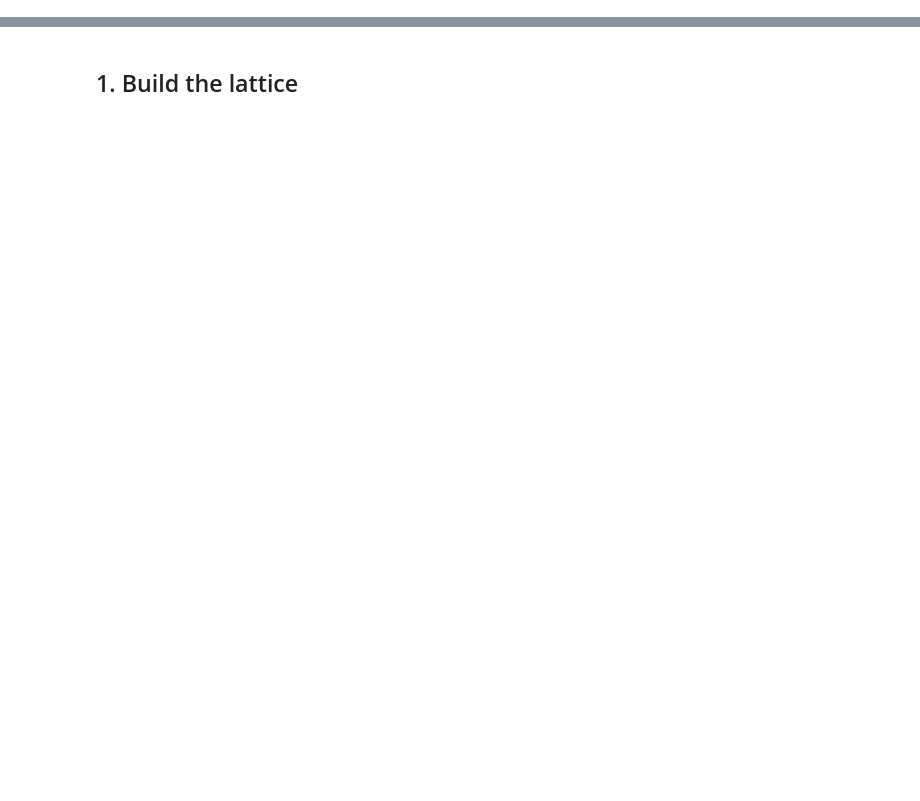
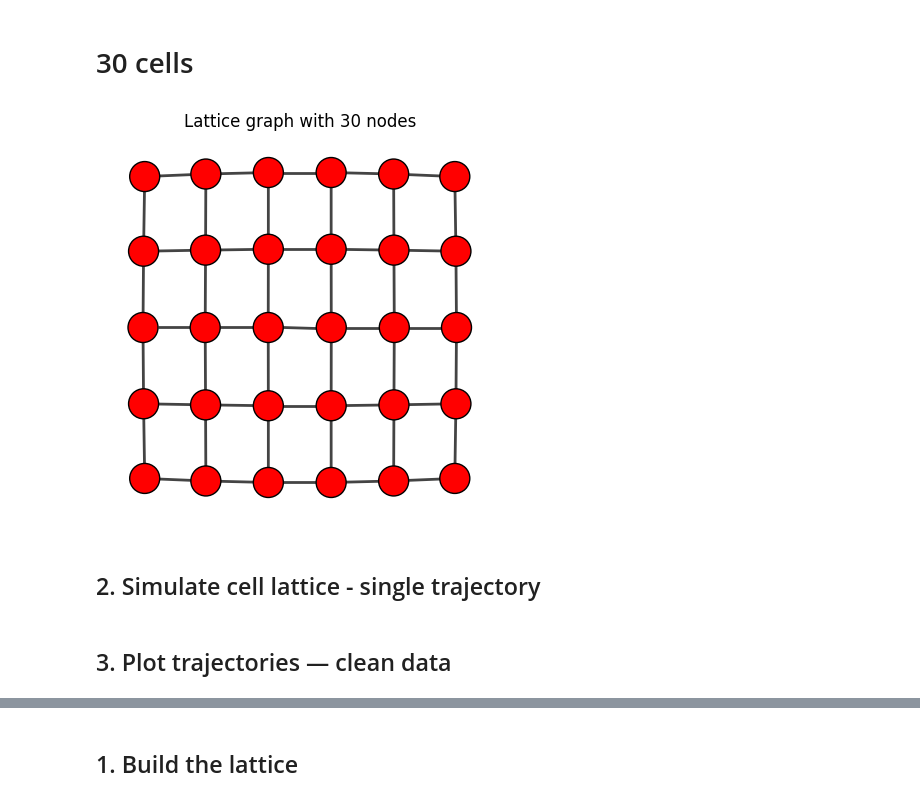
Before and after one commit to sabrinanegroni/dyn-modelling, a Jupyter notebook: notebooks/test_neuralODE.ipynb, the cells around one changed output, grey strips where cells are left out. Cells and saved outputs as stored; diff of their text form; code cells hidden in the pictures; blank space fills up the shorter version.

```diff
--- a/notebooks/test_neuralODE.ipynb
+++ b/notebooks/test_neuralODE.ipynb
@@ -4,3 +4,15 @@ import jax.numpy as jnp
 from dyn_modelling.models.cell_lattice import build_lattice, simulate_cell_lattice, compute_distance_matrix, compute_weights, compute_rhs, external_signal
 from dyn_modelling.methods.neuralODE import init_vf_params, make_neural_ode, train_adam,train_SGD, solve_node,vf_forward
 from dyn_modelling.utils.plots import plot_graph, plot_trajectories, plot_loss, plot_parameter_evolution, plot_predictions, plot_phase_portrait
+# %% [markdown]
+# 30 cells
+# %%
+rows, cols = 5, 6
+N = rows * cols
+
+g = build_lattice(rows, cols)
+plot_graph(g)
+# %% [output]
+[figure, added]
+# %% [markdown]
+## 2. Simulate cell lattice - single trajectory
@@ -6,0 +39,2 @@ from dyn_modelling.utils.plots import plot_graph, plot_trajectories, plot_loss,
+# %% [markdown]
+## 3. Plot trajectories — clean data
```
Also changed, not shown: parts of 24 cells of this notebook, 1 other file.
